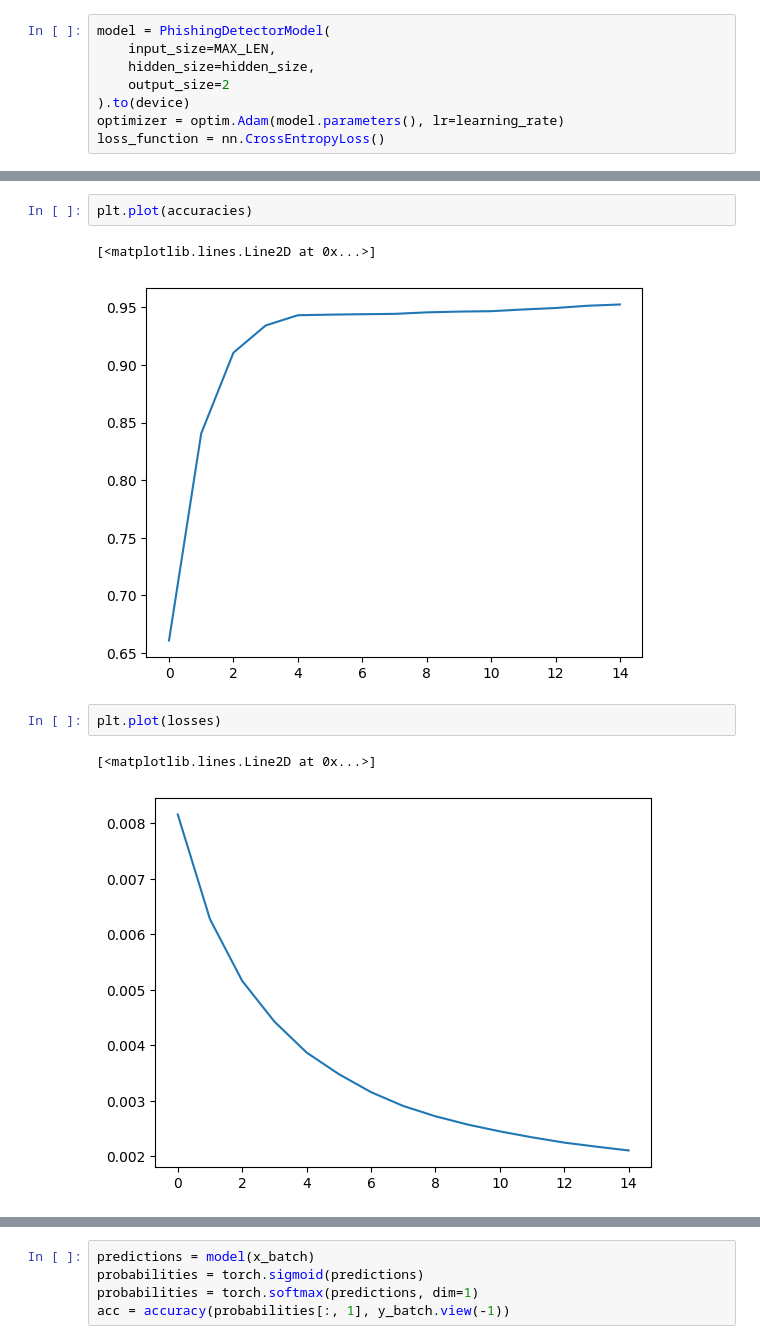
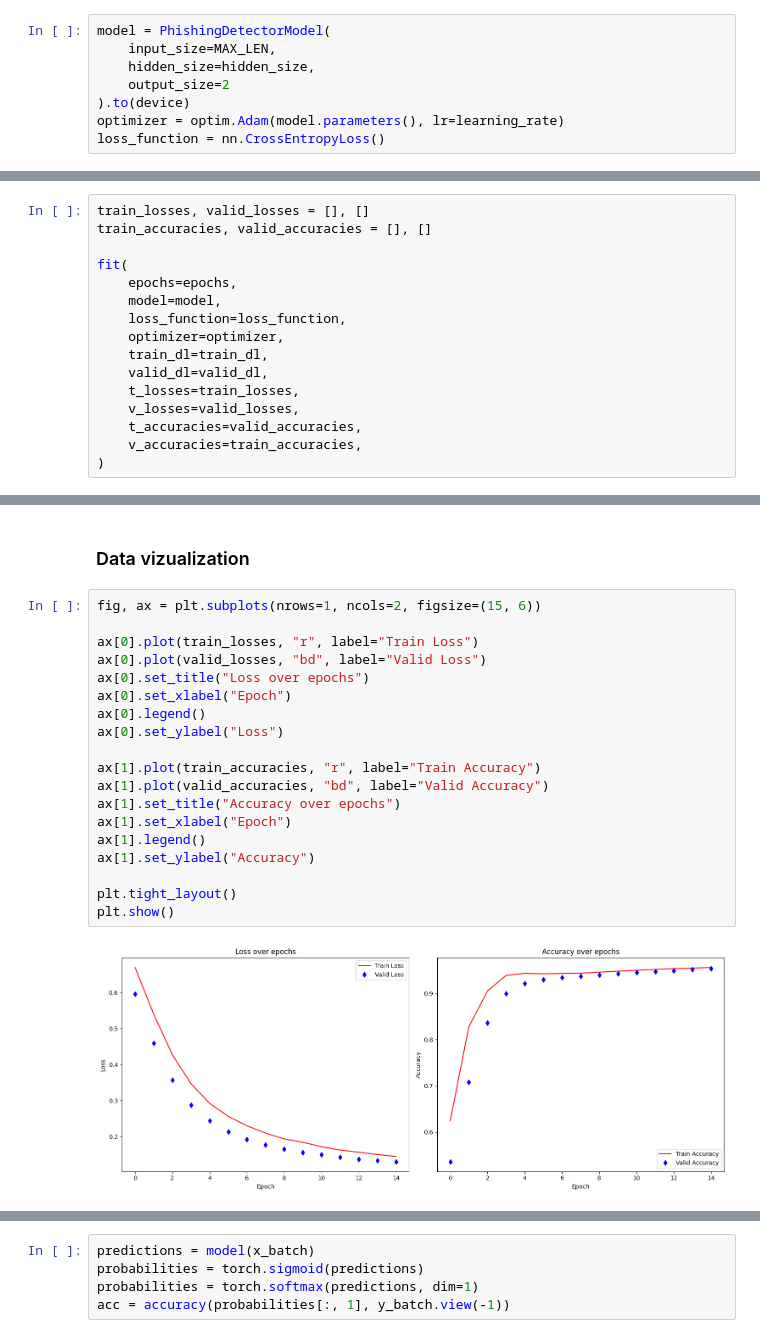
Before and after one commit to sqdArtemy/anti-spam-system, a Jupyter notebook: model/model.ipynb, the cells around one changed output, grey strips where cells are left out. Cells and saved outputs as stored; diff of their text form.

```diff
--- a/model/model.ipynb
+++ b/model/model.ipynb
@@ -161,0 +209,16 @@ Epoch: 14, Loss: 0.002102605412923029, Accuracy: 0.9524263579334329
+# %%
+train_losses, valid_losses = [], []
+train_accuracies, valid_accuracies = [], []
+
+fit(
+    epochs=epochs,
+    model=model,
+    loss_function=loss_function,
+    optimizer=optimizer,
+    train_dl=train_dl,
+    valid_dl=valid_dl,
+    t_losses=train_losses,
+    v_losses=valid_losses,
+    t_accuracies=valid_accuracies,
+    v_accuracies=train_accuracies,
+)
@@ -162,13 +241,26 @@ Epoch: 14, Loss: 0.002102605412923029, Accuracy: 0.9524263579334329
+# %% [markdown]
+### Data vizualization
 # %%
-plt.plot(accuracies)
+fig, ax = plt.subplots(nrows=1, ncols=2, figsize=(15, 6))
+
+ax[0].plot(train_losses, "r", label="Train Loss")
+ax[0].plot(valid_losses, "bd", label="Valid Loss")
+ax[0].set_title("Loss over epochs")
+ax[0].set_xlabel("Epoch")
+ax[0].legend()
+ax[0].set_ylabel("Loss")
+
+ax[1].plot(train_accuracies, "r", label="Train Accuracy")
+ax[1].plot(valid_accuracies, "bd", label="Valid Accuracy")
+ax[1].set_title("Accuracy over epochs")
+ax[1].set_xlabel("Epoch")
+ax[1].legend()
+ax[1].set_ylabel("Accuracy")
+
+plt.tight_layout()
+plt.show()
 # %% [output]
-[<matplotlib.lines.Line2D at 0x...>]
-[figure, old version]
+[figure, new version]
-# %%
-plt.plot(losses)
-# %% [output]
-[<matplotlib.lines.Line2D at 0x...>]
-[figure, removed]
 # %%
 x_batch, y_batch = next(iter(test_dl))
 x_batch[1], y_batch[1]
```
Also changed, not shown: parts of 24 cells of this notebook, 2 other files.
